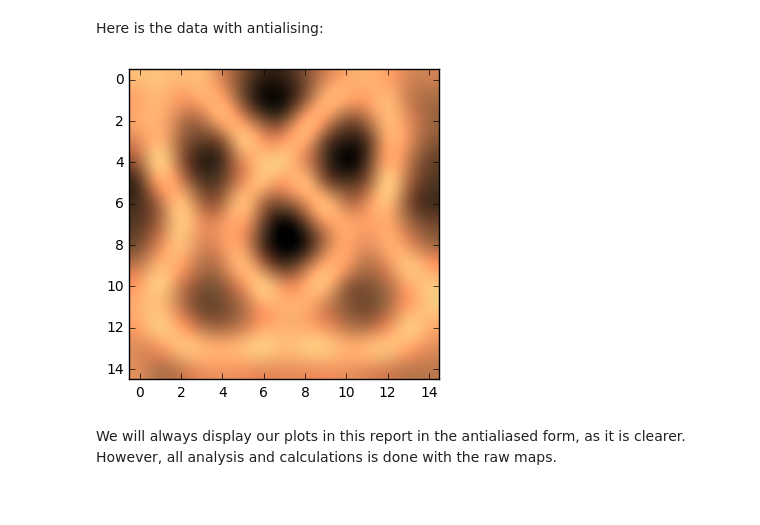
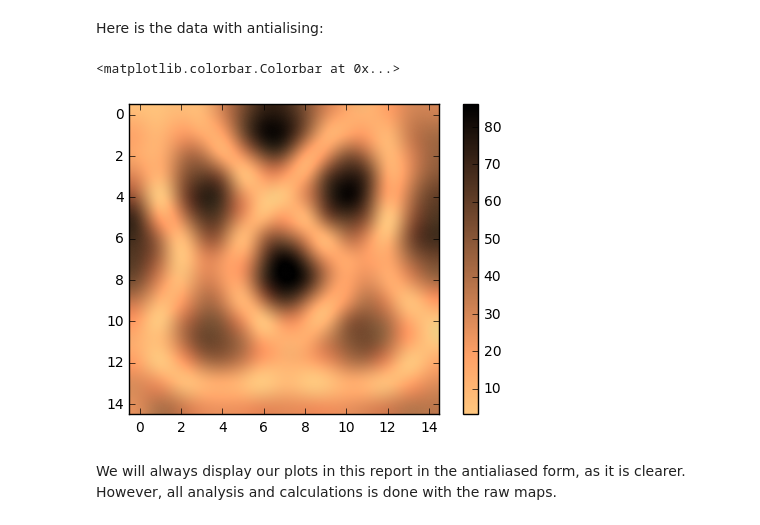
Before and after one commit to ry-dgel/Chladni, a Jupyter notebook: figure_describing_eigenmode_fitting.ipynb, the cells around one changed output. Saved outputs shown, nothing was run; the diff lists cells and outputs as text; code cells hidden in the pictures.

```diff
--- a/figure_describing_eigenmode_fitting.ipynb
+++ b/figure_describing_eigenmode_fitting.ipynb
@@ -23,9 +24,10 @@ plt.show()
 Here is the data with antialising:
 # %%
 plt.imshow(summed_z, cmap='copper_r', interpolation='lanczos')
-plt.show()
+plt.colorbar()
 # %% [output]
+<matplotlib.colorbar.Colorbar at 0x...>
-[figure, old version]
+[figure, new version]
 # %% [markdown]
 We will always display our plots in this report in the antialiased form, as it is clearer. However, all analysis and calculations is done with the raw maps.
 # %% [markdown]
```
Also changed, not shown: parts of 9 cells of this notebook.
